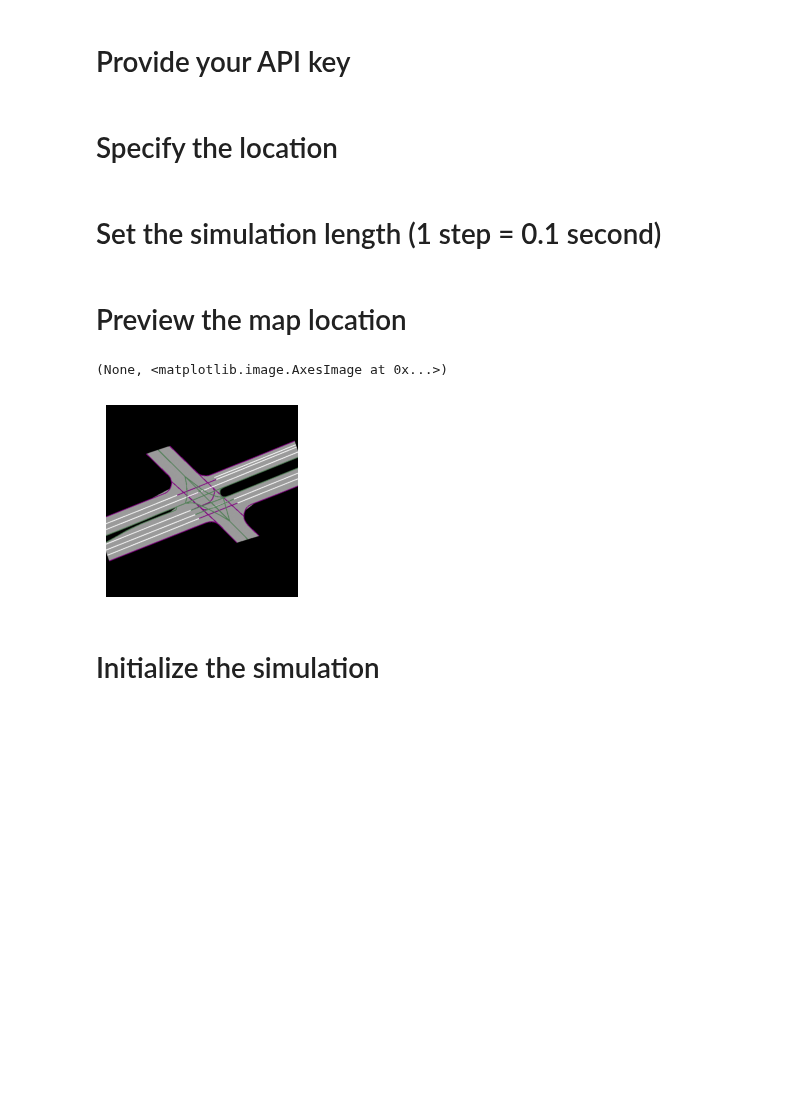
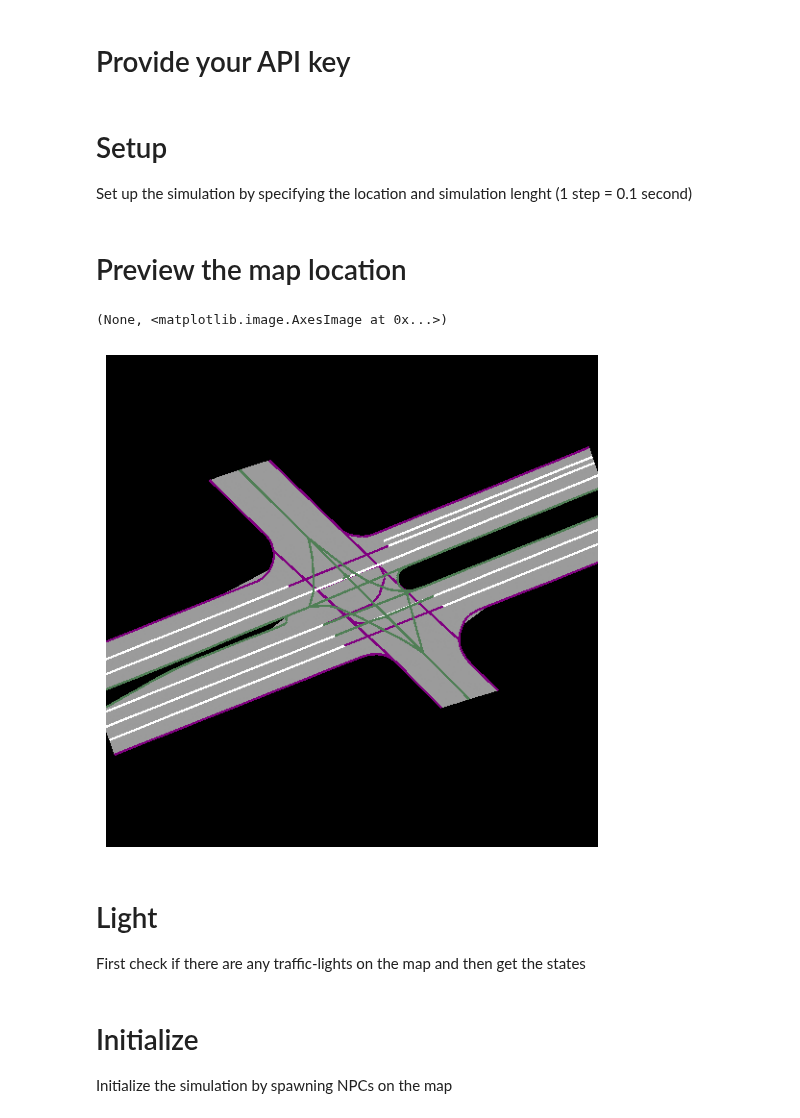
Before and after one commit to inverted-ai/invertedai, a Jupyter notebook: examples/npc_only_colab.ipynb, the cells around one changed output. Cells and saved outputs as stored; diff of their text form; code cells hidden in the pictures; blank space fills up the shorter version.

```diff
--- a/examples/npc_only_colab.ipynb
+++ b/examples/npc_only_colab.ipynb
@@ -14,6 +14,8 @@ clear_output()
 # %%
 iai.add_apikey("")
 # %% [markdown]
-# Specify the location
+# Setup
+
+Set up the simulation by specifying the location and simulation lenght (1 step = 0.1 second)
 # %%
 location = "canada:vancouver:drake_street_and_pacific_blvd"
@@ -20,2 +24,0 @@ location = "canada:vancouver:drake_street_and_pacific_blvd"
-# %% [markdown]
- # Set the simulation length (1 step = 0.1 second)
@@ -24,9 +25,13 @@ simulation_length = 30
 # %% [markdown]
 # Preview the map location
 # %%
-rendered_map = iai.location_info(location=location).birdview_image.decode()
-fig, ax = plt.subplots(constrained_layout=True, figsize=(2, 2))
+location_info_response = iai.location_info(location=location)
+rendered_map = location_info_response.birdview_image.decode()
+fig, ax = plt.subplots(constrained_layout=True, figsize=(5, 5))
 ax.set_axis_off(), ax.imshow(rendered_map)
 # %% [output]
 (None, <matplotlib.image.AxesImage at 0x...>)
-[figure, old version]
+[figure, new version]
+# %% [markdown]
+# Light
+First check if there are any traffic-lights on the map and then get the states
@@ -33,3 +45,4 @@ ax.set_axis_off(), ax.imshow(rendered_map)
 # %% [markdown]
-# Initialize the simulation
+# Initialize
+Initialize the simulation by spawning NPCs on the map
 # %%
```
Also changed, not shown: parts of 7 cells of this notebook, 8 other files.
